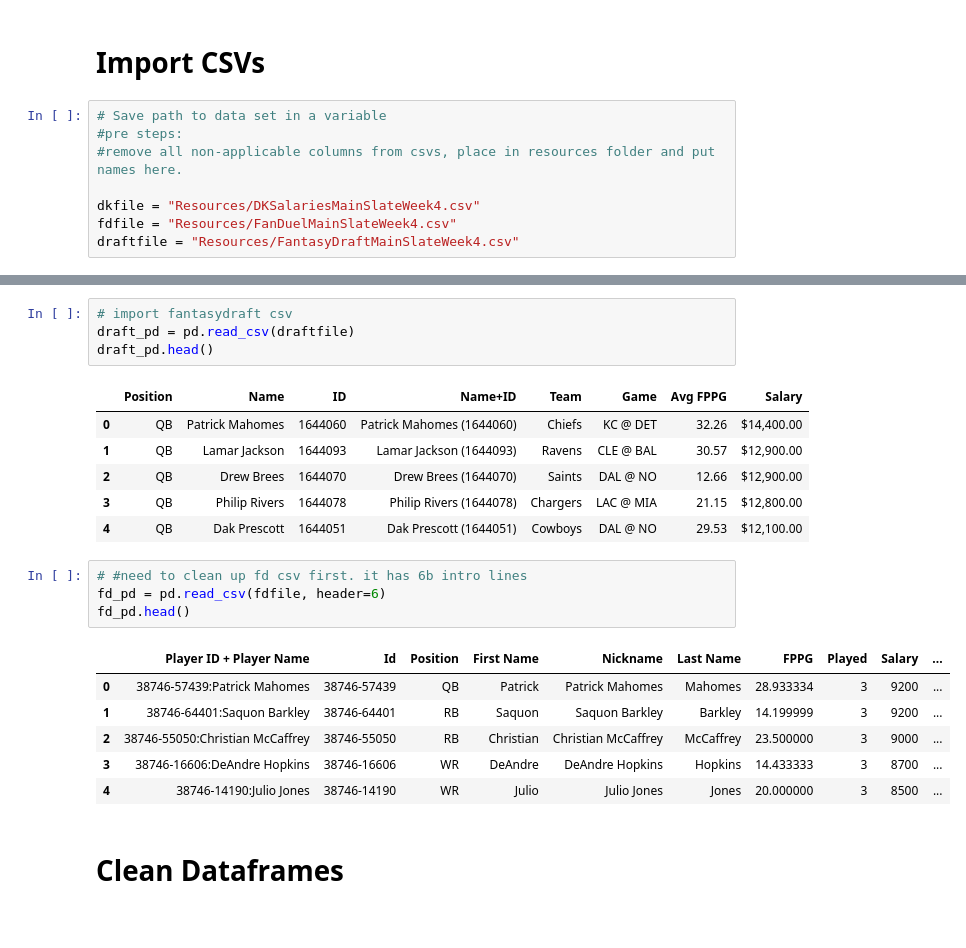
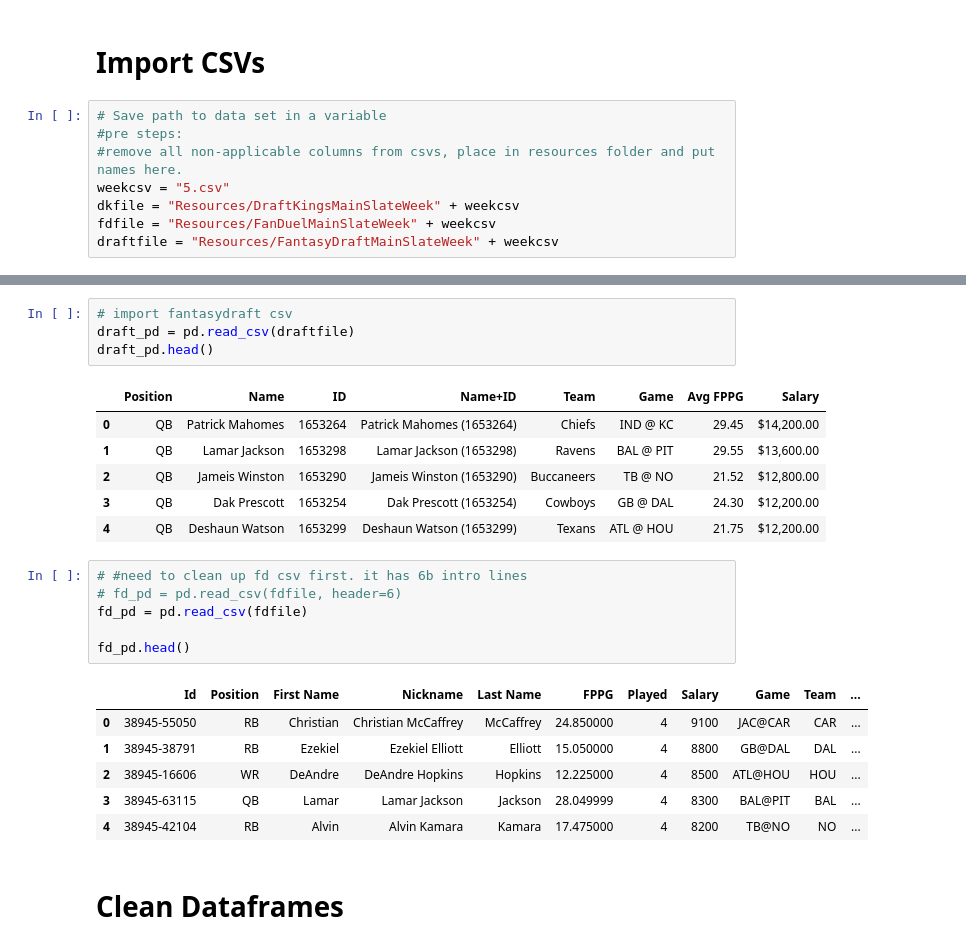
Before and after one commit to JGH85/LineupCombiner, a Jupyter notebook: LineupCombiner.ipynb, the cells around one changed output, grey strips where cells are left out. Saved outputs shown, nothing was run; the diff lists cells and outputs as text.

```diff
--- a/LineupCombiner.ipynb
+++ b/LineupCombiner.ipynb
@@ -6,10 +6,10 @@ import pandas as pd
 # Save path to data set in a variable
 #pre steps:
 #remove all non-applicable columns from csvs, place in resources folder and put names here.
-
-dkfile = "Resources/DKSalariesMainSlateWeek4.csv"
-fdfile = "Resources/FanDuelMainSlateWeek4.csv"
-draftfile = "Resources/FantasyDraftMainSlateWeek4.csv"
+weekcsv = "5.csv"
+dkfile = "Resources/DraftKingsMainSlateWeek" + weekcsv
+fdfile = "Resources/FanDuelMainSlateWeek" + weekcsv
+draftfile = "Resources/FantasyDraftMainSlateWeek" + weekcsv
 # %%
 # import draftkings csv
 dk_pd = pd.read_csv(dkfile)
@@ -27,22 +27,24 @@ draft_pd = pd.read_csv(draftfile)
 draft_pd.head()
 # %% [output]
 |  | Position | Name | ID | Name+ID | Team | Game | Avg FPPG | Salary |
-| 0 | QB | Patrick Mahomes | 1644060 | Patrick Mahomes (1644060) | Chiefs | KC @ DET | 32.26 | $14,400.00 |
-| 1 | QB | Lamar Jackson | 1644093 | Lamar Jackson (1644093) | Ravens | CLE @ BAL | 30.57 | $12,900.00 |
-| 2 | QB | Drew Brees | 1644070 | Drew Brees (1644070) | Saints | DAL @ NO | 12.66 | $12,900.00 |
-| 3 | QB | Philip Rivers | 1644078 | Philip Rivers (1644078) | Chargers | LAC @ MIA | 21.15 | $12,800.00 |
-| 4 | QB | Dak Prescott | 1644051 | Dak Prescott (1644051) | Cowboys | DAL @ NO | 29.53 | $12,100.00 |
+| 0 | QB | Patrick Mahomes | 1653264 | Patrick Mahomes (1653264) | Chiefs | IND @ KC | 29.45 | $14,200.00 |
+| 1 | QB | Lamar Jackson | 1653298 | Lamar Jackson (1653298) | Ravens | BAL @ PIT | 29.55 | $13,600.00 |
+| 2 | QB | Jameis Winston | 1653290 | Jameis Winston (1653290) | Buccaneers | TB @ NO | 21.52 | $12,800.00 |
+| 3 | QB | Dak Prescott | 1653254 | Dak Prescott (1653254) | Cowboys | GB @ DAL | 24.30 | $12,200.00 |
+| 4 | QB | Deshaun Watson | 1653299 | Deshaun Watson (1653299) | Texans | ATL @ HOU | 21.75 | $12,200.00 |
 # %%
 # #need to clean up fd csv first. it has 6b intro lines
-fd_pd = pd.read_csv(fdfile, header=6)
+# fd_pd = pd.read_csv(fdfile, header=6)
+fd_pd = pd.read_csv(fdfile)
+
 fd_pd.head()
 # %% [output]
-|  | Player ID + Player Name | Id | Position | First Name | Nickname | Last Name | FPPG | Played | Salary | ... |
-| 0 | 38746-57439:Patrick Mahomes | 38746-57439 | QB | Patrick | Patrick Mahomes | Mahomes | 28.933334 | 3 | 9200 | ... |
-| 1 | 38746-64401:Saquon Barkley | 38746-64401 | RB | Saquon | Saquon Barkley | Barkley | 14.199999 | 3 | 9200 | ... |
-| 2 | 38746-55050:Christian McCaffrey | 38746-55050 | RB | Christian | Christian McCaffrey | McCaffrey | 23.500000 | 3 | 9000 | ... |
-| 3 | 38746-16606:DeAndre Hopkins | 38746-16606 | WR | DeAndre | DeAndre Hopkins | Hopkins | 14.433333 | 3 | 8700 | ... |
-| 4 | 38746-14190:Julio Jones | 38746-14190 | WR | Julio | Julio Jones | Jones | 20.000000 | 3 | 8500 | ... |
+|  | Id | Position | First Name | Nickname | Last Name | FPPG | Played | Salary | Game | Team | ... |
+| 0 | 38945-55050 | RB | Christian | Christian McCaffrey | McCaffrey | 24.850000 | 4 | 9100 | JAC@CAR | CAR | ... |
+| 1 | 38945-38791 | RB | Ezekiel | Ezekiel Elliott | Elliott | 15.050000 | 4 | 8800 | GB@DAL | DAL | ... |
+| 2 | 38945-16606 | WR | DeAndre | DeAndre Hopkins | Hopkins | 12.225000 | 4 | 8500 | ATL@HOU | HOU | ... |
+| 3 | 38945-63115 | QB | Lamar | Lamar Jackson | Jackson | 28.049999 | 4 | 8300 | BAL@PIT | BAL | ... |
+| 4 | 38945-42104 | RB | Alvin | Alvin Kamara | Kamara | 17.475000 | 4 | 8200 | TB@NO | NO | ... |
 # %% [markdown]
 # Clean Dataframes
 # %% [markdown]
```
Also changed, not shown: parts of 29 cells of this notebook, 16 other files.
